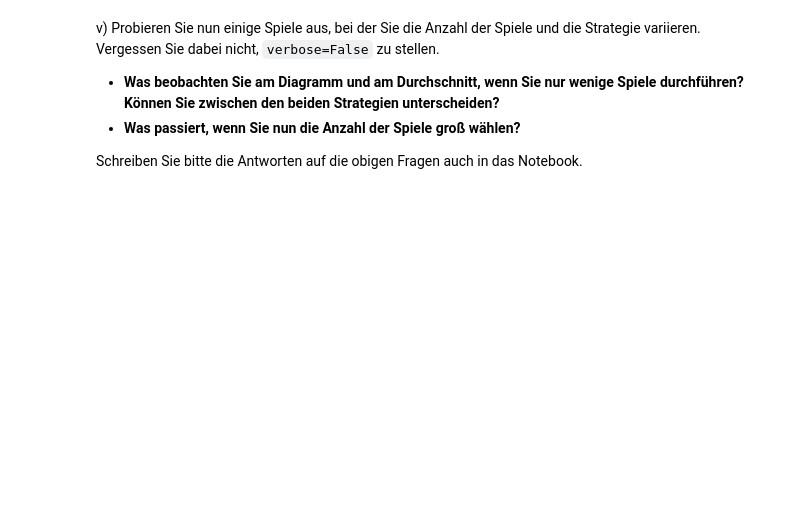
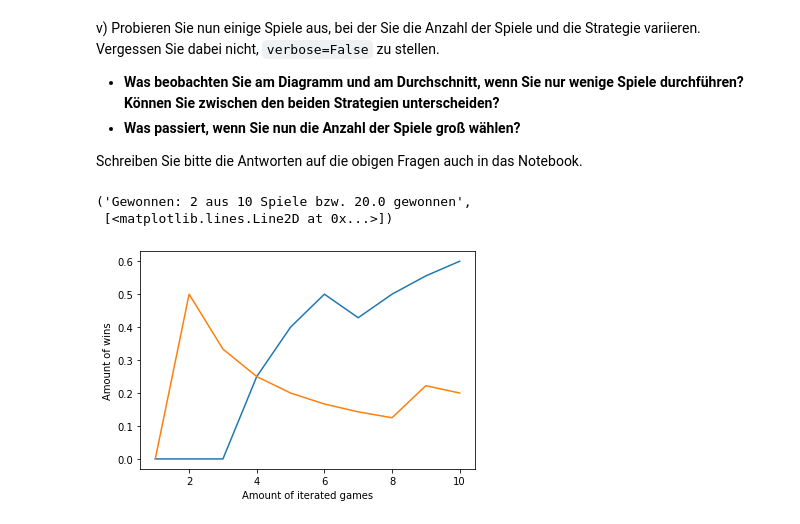
Before and after one commit to afdzlebron/22ws_bok_dan_nws, a Jupyter notebook: blatt02/Uebung02_Aufgabe3.ipynb, the cells around one changed output. Saved outputs shown, nothing was run; the diff lists cells and outputs as text; code cells hidden in the pictures; blank space fills up the shorter version.

```diff
--- a/blatt02/Uebung02_Aufgabe3.ipynb
+++ b/blatt02/Uebung02_Aufgabe3.ipynb
@@ -346,3 +352,10 @@ v) Probieren Sie nun einige Spiele aus, bei der Sie die Anzahl der Spiele und di
    * **Was passiert, wenn Sie nun die Anzahl der Spiele groß wählen?**
 
 Schreiben Sie bitte die Antworten auf die obigen Fragen auch in das Notebook.
+# %%
+spielen(10, 3, 1, False)
+spielen(10,3,0,False)
+# %% [output]
+('Gewonnen: 2 aus 10 Spiele bzw. 20.0 gewonnen',
+ [<matplotlib.lines.Line2D at 0x...>])
+[figure, added]
```
Also changed, not shown: parts of 6 cells of this notebook.
